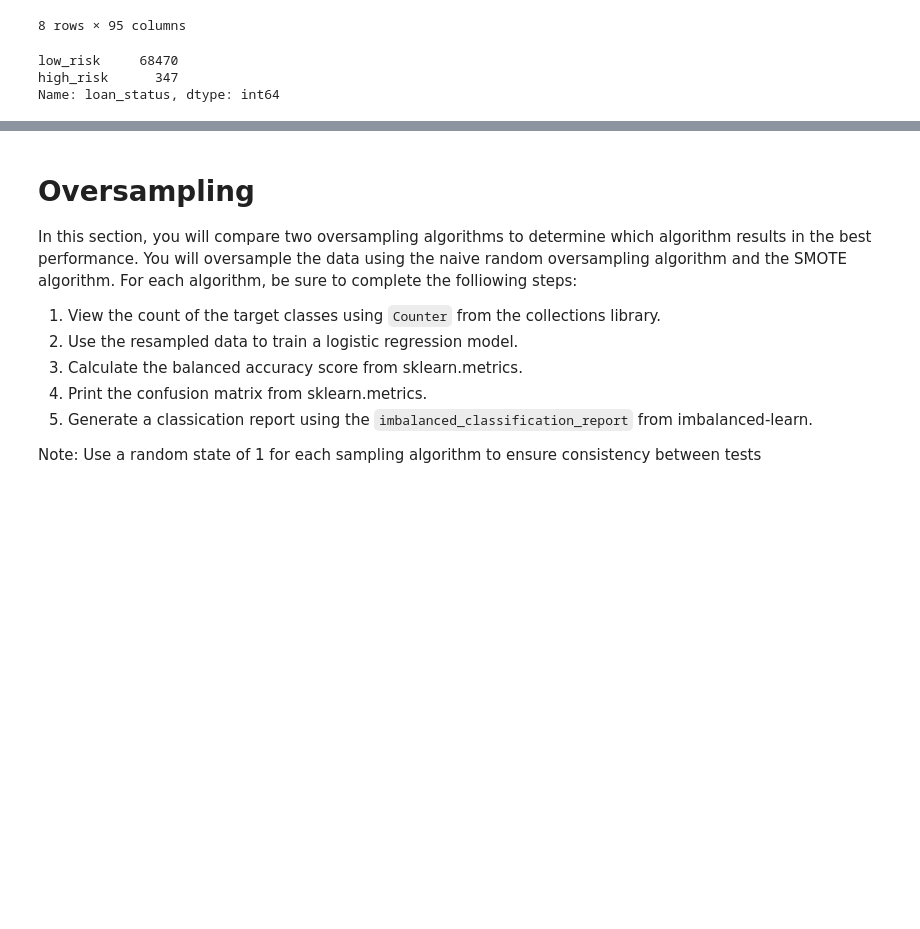
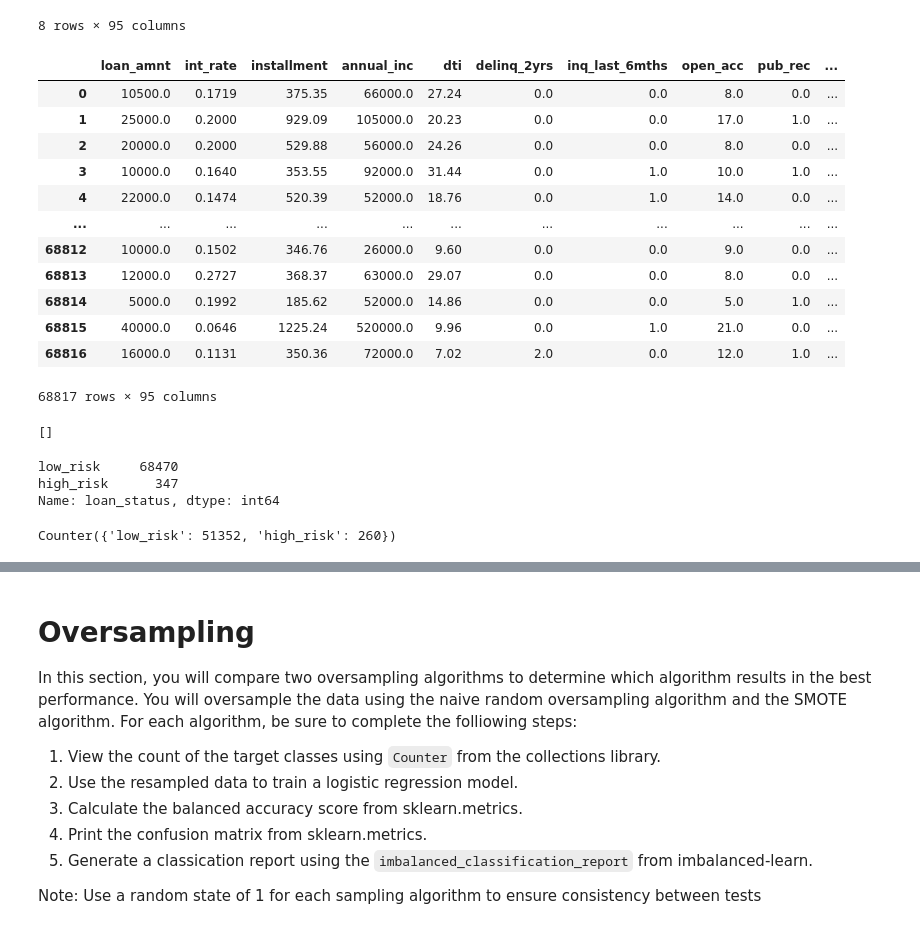
Before and after one commit to luispsalazar/Credit_Risk_Analysis, a Jupyter notebook: credit_risk_resampling.ipynb, the cells around one changed output, grey strips where cells are left out. Cells and saved outputs as stored; diff of their text form; code cells hidden in the pictures; blank space fills up the shorter version.

```diff
--- a/credit_risk_resampling.ipynb
+++ b/credit_risk_resampling.ipynb
@@ -94,3 +106,18 @@ y = # YOUR CODE HERE
+# %%
+# Create our features
+X = pd.get_dummies(df, columns=[
+ 'home_ownership',
+ 'verification_status',
+ 'issue_d',
+ 'pymnt_plan',
+ 'initial_list_status',
+ 'next_pymnt_d',
+ 'application_type',
+ 'hardship_flag',
+ 'debt_settlement_flag']).drop('loan_status', axis=1)
+
+# Create our target
+y = df['loan_status']
 # %%
 X.describe()
 # %% [output]
@@ -104,5 +131,28 @@ X.describe()
 | 75% | 24000.000000 | 0.155700 | 648.100000 | 1.040000e+05 | 26.660000 | 0.000000 | 1.000000 | 16.000000 | 0.000000 | ... |
 | max | 40000.000000 | 0.308400 | 1676.230000 | 8.797500e+06 | 999.000000 | 18.000000 | 5.000000 | 72.000000 | 4.000000 | ... |
 8 rows × 95 columns
+# %%
+X
+# %% [output]
+|  | loan_amnt | int_rate | installment | annual_inc | dti | delinq_2yrs | inq_last_6mths | open_acc | pub_rec | ... |
+| 0 | 10500.0 | 0.1719 | 375.35 | 66000.0 | 27.24 | 0.0 | 0.0 | 8.0 | 0.0 | ... |
+| 1 | 25000.0 | 0.2000 | 929.09 | 105000.0 | 20.23 | 0.0 | 0.0 | 17.0 | 1.0 | ... |
+| 2 | 20000.0 | 0.2000 | 529.88 | 56000.0 | 24.26 | 0.0 | 0.0 | 8.0 | 0.0 | ... |
+| 3 | 10000.0 | 0.1640 | 353.55 | 92000.0 | 31.44 | 0.0 | 1.0 | 10.0 | 1.0 | ... |
+| 4 | 22000.0 | 0.1474 | 520.39 | 52000.0 | 18.76 | 0.0 | 1.0 | 14.0 | 0.0 | ... |
+| ... | ... | ... | ... | ... | ... | ... | ... | ... | ... | ... |
+| 68812 | 10000.0 | 0.1502 | 346.76 | 26000.0 | 9.60 | 0.0 | 0.0 | 9.0 | 0.0 | ... |
+| 68813 | 12000.0 | 0.2727 | 368.37 | 63000.0 | 29.07 | 0.0 | 0.0 | 8.0 | 0.0 | ... |
+| 68814 | 5000.0 | 0.1992 | 185.62 | 52000.0 | 14.86 | 0.0 | 0.0 | 5.0 | 1.0 | ... |
+| 68815 | 40000.0 | 0.0646 | 1225.24 | 520000.0 | 9.96 | 0.0 | 1.0 | 21.0 | 0.0 | ... |
+| 68816 | 16000.0 | 0.1131 | 350.36 | 72000.0 | 7.02 | 2.0 | 0.0 | 12.0 | 1.0 | ... |
+68817 rows × 95 columns
+# %%
+# checking if all columns are not string after get_dummies applied
+filteredColumns = X.dtypes[X.dtypes == np.object]
+listOfColumnNames = list(filteredColumns.index)
+listOfColumnNames
+# %% [output]
+[]
 # %%
 # Check the balance of our target values
@@ -116,0 +167,4 @@ from sklearn.model_selection import train_test_split
+# %%
+Counter(y_train)
+# %% [output]
+Counter({'low_risk': 51352, 'high_risk': 260})
```
Also changed, not shown: parts of 34 cells of this notebook, 8 other files.
